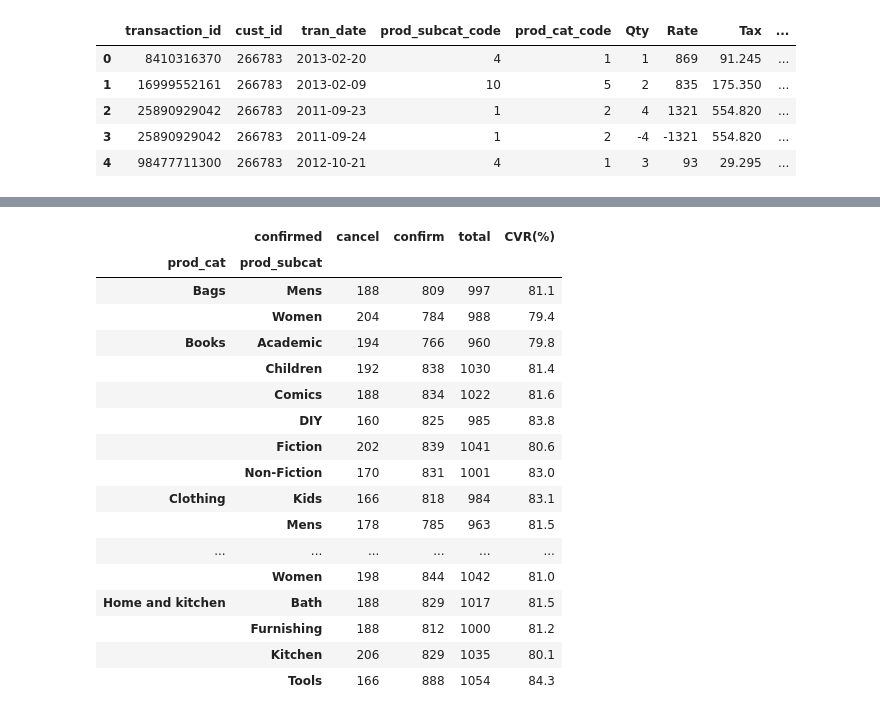
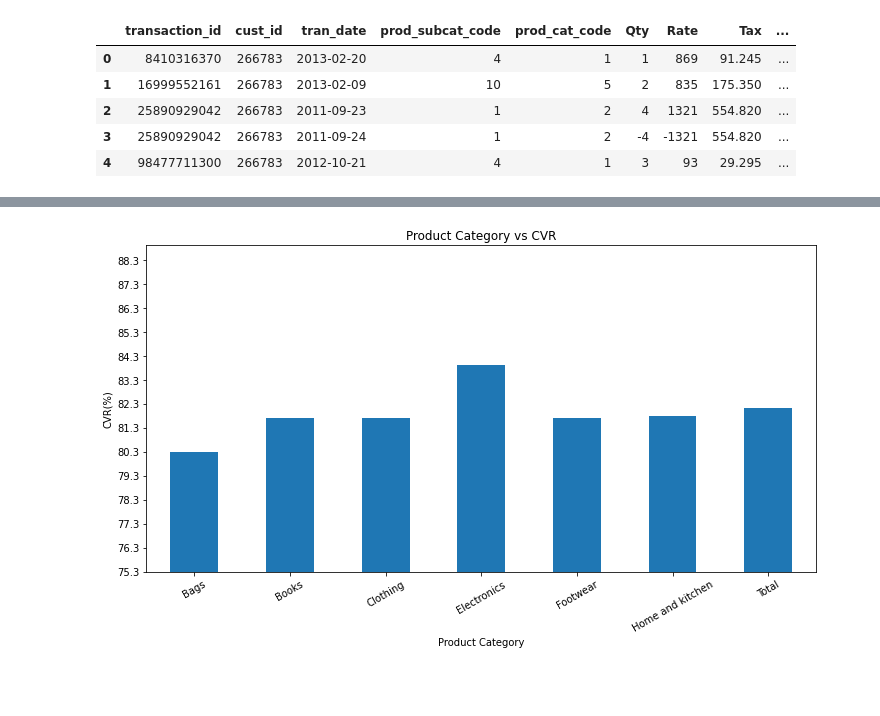
Before and after one commit to sunnyl94/Data-Analysis-Folder, a Jupyter notebook: Retail_Case_Study.ipynb, the cells around one changed output, grey strips where cells are left out. Saved outputs shown, nothing was run; the diff lists cells and outputs as text; code cells hidden in the pictures; blank space fills up the shorter version.

Commit message:
added chart and extra analysis

```diff
--- a/Retail_Case_Study.ipynb
+++ b/Retail_Case_Study.ipynb
@@ -327,5 +315,12 @@ cvr = new_data.groupby(["prod_cat"])["confirmed"].value_counts().unstack()
 # 전체 구매
 cvr["total"] = new_data.groupby(["prod_cat"])["confirmed"].count()
 
+# 모든 제품을 위한 total 만들기
+sum = cvr.sum()
+sum.name = "Total"
+
+cvr = cvr.append(sum.transpose())
+
 # 상품 전환율
-# cvr["CVR(%)"] = ((cvr["confirm"] / cvr["total"]) * 100).round(1)
+cvr["CVR(%)"] = ((cvr["confirm"] / cvr["total"]) * 100).round(1)
+display(cvr)
@@ -394,21 +366,13 @@ temp
-# %%
-cvr_subcat
-# %% [output]
-|  | confirmed | cancel | confirm | total | CVR(%) |
-| prod_cat | prod_subcat |  |  |  |  |
-| Bags | Mens | 188 | 809 | 997 | 81.1 |
-|  | Women | 204 | 784 | 988 | 79.4 |
-| Books | Academic | 194 | 766 | 960 | 79.8 |
-|  | Children | 192 | 838 | 1030 | 81.4 |
-|  | Comics | 188 | 834 | 1022 | 81.6 |
-|  | DIY | 160 | 825 | 985 | 83.8 |
-|  | Fiction | 202 | 839 | 1041 | 80.6 |
-|  | Non-Fiction | 170 | 831 | 1001 | 83.0 |
-| Clothing | Kids | 166 | 818 | 984 | 83.1 |
-|  | Mens | 178 | 785 | 963 | 81.5 |
-| ... | ... | ... | ... | ... | ... |
-|  | Women | 198 | 844 | 1042 | 81.0 |
-| Home and kitchen | Bath | 188 | 829 | 1017 | 81.5 |
-|  | Furnishing | 188 | 812 | 1000 | 81.2 |
-|  | Kitchen | 206 | 829 | 1035 | 80.1 |
-|  | Tools | 166 | 888 | 1054 | 84.3 |
+# %%
+cvr["CVR(%)"].plot(kind="bar", figsize=(12, 6))
+
+plt.xticks(rotation=30, horizontalalignment="center")
+plt.ylim(min(cvr["CVR(%)"]) - 5, max(cvr["CVR(%)"])+5)
+plt.yticks(np.arange(min(cvr["CVR(%)"] - 5), max(cvr["CVR(%)"]) + 5, 1))
+plt.xlabel("Product Category")
+plt.ylabel("CVR(%)")
+plt.title("Product Category vs CVR")
+
+plt.show()
+# %% [output]
+[figure, added]
```
Also changed, not shown: parts of 21 cells of this notebook.
